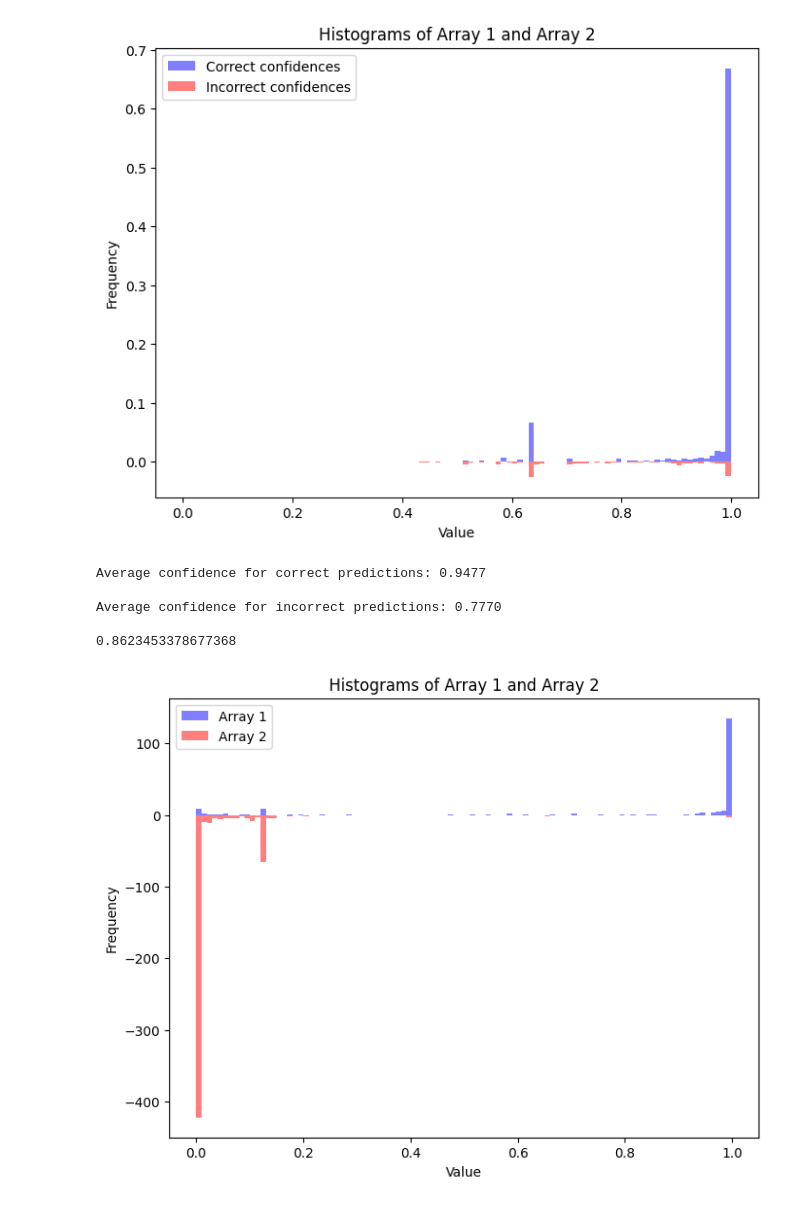
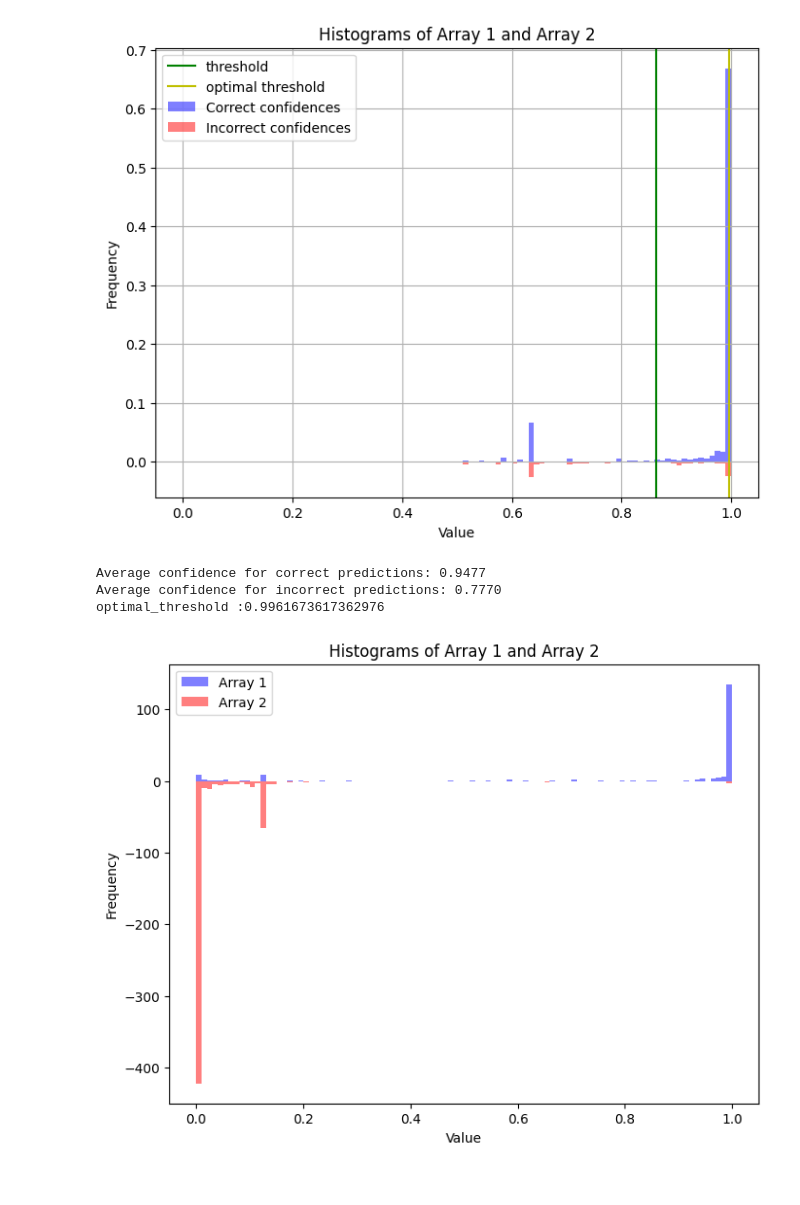
Before and after one commit to ArpanJohn/Transient_Classification, a Jupyter notebook: CNN-testing.ipynb, the cells around one changed output. Saved outputs shown, nothing was run; the diff lists cells and outputs as text; code cells hidden in the pictures.

```diff
--- a/CNN-testing.ipynb
+++ b/CNN-testing.ipynb
@@ -1,36 +397,4 @@
 # %%
-import numpy as np
-import os
-import glob
-import matplotlib.pyplot as plt
-import pathlib as Path
-import json
-
-def find_json_file(directory):
-    """
-    Find a JSON file in a directory (and its subdirectories) and load it into a dictionary.
-
-    Parameters:
-        directory (str): Path to the directory to search.
-
-    Returns:
-        dict or None: Dictionary containing the JSON data if a file is found,
-                      None otherwise.
-    """
-    for root, dirs, files in os.walk(directory):
-        for file_name in files:
-            if file_name.endswith('.json'):
-                file_path = os.path.join(root, file_name)
-                with open(file_path, 'r') as file:
-                    try:
-                        json_data = json.load(file)
-                        return json_data
-                    except json.JSONDecodeError:
-                        print(f"Error: JSON decode failed for file '{file_path}'")
-    print("No JSON file found in the directory.")
-    return None
-
-
 # Path
 dir_path = r"C:\Users\arpan\OneDrive\Documents\GRB\data\DCL_ds0"
 
@@ -159,7 +523,7 @@ test_event_counter = {'GRB':0,'TGF':0,'SGR':0,'SFLARE':0}
 
 # processing train and test data sets for MI-DCL
 for file in train_files[:]:
-    X_train,Y_train,train_event_counter = process_file(file,X_train,Y_train,train_event_counter)
+    X_train,Y_train,train_event_counter = process_file(file,X_train,Y_train,train_event_counter,inup = inup, dno_list = dno_list)
 print('training events\n',train_event_counter)
 print('total events : ', sum([i for i in train_event_counter.values()]))
 Y_train = np.array(Y_train)
@@ -171,7 +535,7 @@ for i in X_train.keys():
     print(type(X_train[i]),X_train[i].shape)
 
 for file in test_files[:]:
-    X_test,Y_test,test_event_counter = process_file(file,X_test,Y_test,test_event_counter)
+    X_test,Y_test,test_event_counter = process_file(file,X_test,Y_test,test_event_counter,inup = inup, dno_list = dno_list)
 print('testing events\n',test_event_counter)
 print('total events : ', sum([i for i in test_event_counter.values()]))
 Y_test = np.array(Y_test)
@@ -304,13 +638,12 @@ y_pred = model.predict(X_test)
 # %%
 # Analyse test data
-
-avg_correct, avg_incorrect = analyze_predictions(y_pred, Y_test)
+avg_correct, avg_incorrect,roc_threshold_test, roc_auc, fpr, tpr, thresholds = analyze_predictions(y_pred, Y_test)
 
 print(f"Average confidence for correct predictions: {avg_correct:.4f}")
 print(f"Average confidence for incorrect predictions: {avg_incorrect:.4f}")
 
-threshold = (avg_correct + avg_incorrect)/2
 
-print(threshold)
+# print(f'thresholds :{thresholds}')
+print(f'optimal_threshold :{roc_threshold_test}')
 # %% [output]
 data size 784
@@ -322,10 +652,8 @@ number of "incorrect" predictions 98
 Total accuracy on the given data : 0.875
-[figure, old version]
+[figure, new version]
 Average confidence for correct predictions: 0.9477
-
 Average confidence for incorrect predictions: 0.7770
-
-0.8623453378677368
+optimal_threshold :0.9961673617362976
 # %%
 # prob dist classwise
 
```
Also changed, not shown: parts of 18 cells of this notebook.
